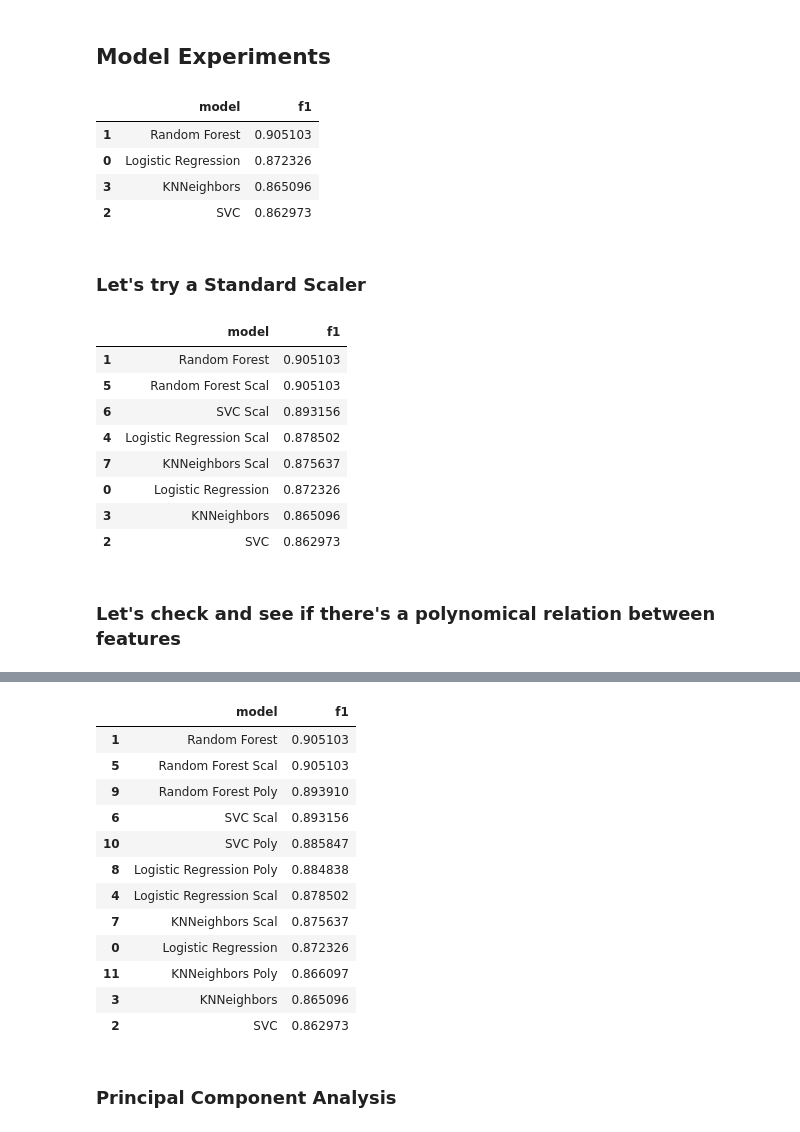
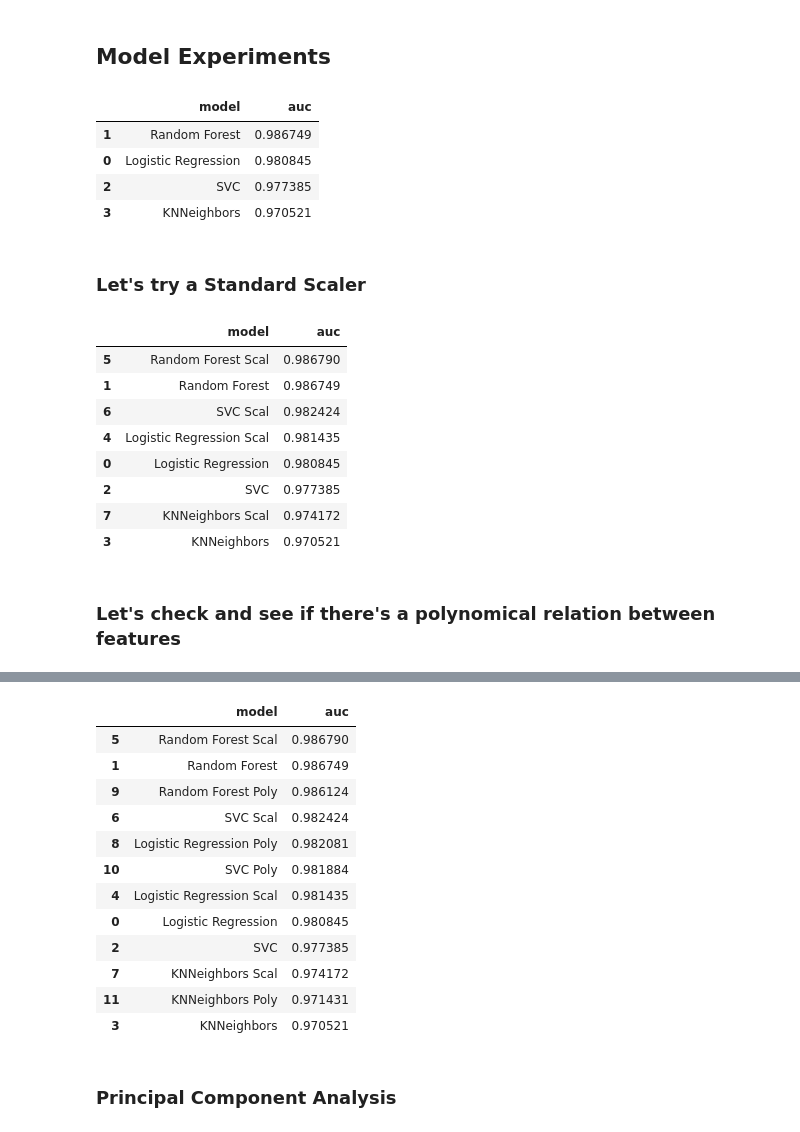
Before and after one commit to tomiambro/af_classifier, a Jupyter notebook: Models.ipynb, the cells around one changed output, grey strips where cells are left out. Cells and saved outputs as stored; diff of their text form; code cells hidden in the pictures.

```diff
--- a/Models.ipynb
+++ b/Models.ipynb
@@ -86,7 +107,7 @@ X_train, X_eval, y_train, y_eval = train_test_split(X, y, test_size=0.2, random_
 # %% [markdown]
 This are the evaluation metrics we are actually interested in.
 # %%
-res = pd.DataFrame({'model':[], 'f1':[]})
+res = pd.DataFrame({'model':[], 'auc':[]})
 # %% [markdown]
 ## Model Experiments
 # %%
@@ -102,10 +123,10 @@ scorer = make_scorer(f1_score, pos_label='AF')
 for name, model in models.items():
 
     # Model training with cross validation
-    scores = cross_val_score(model, X_train, y_train, cv=4, scoring=scorer, n_jobs=4)
+    scores = cross_val_score(model, X_train, y_train, cv=4, scoring='roc_auc', n_jobs=4)
 
     # Save the results to a dataframe
-    res = res.append({'model': f"{name}", 'f1': scores.mean()}, ignore_index=True)
+    res = res.append({'model': f"{name}", 'auc': scores.mean()}, ignore_index=True)
 
     # Experiment Tracking
     with mlflow.start_run(experiment_id=experiment_id):
@@ -114,7 +135,7 @@ for name, model in models.items():
         mlflow.log_param("lead", lead)
         mlflow.log_param("columns", list(X.columns))
         mlflow.log_param("number columns", len(list(X_train.columns)))
-        mlflow.log_metric("f1", scores.mean())
+        mlflow.log_metric("auc", scores.mean())
 
         tracking_url_type_store = urlparse(mlflow.get_tracking_uri()).scheme
 
@@ -127,13 +148,13 @@ for name, model in models.items():
 
             mlflow.sklearn.log_model(model, "model")
 # %%
-res.sort_values('f1', ascending=False)
+res.sort_values('auc', ascending=False)
 # %% [output]
-|  | model | f1 |
-| 1 | Random Forest | 0.905103 |
-| 0 | Logistic Regression | 0.872326 |
-| 3 | KNNeighbors | 0.865096 |
-| 2 | SVC | 0.862973 |
+|  | model | auc |
+| 1 | Random Forest | 0.986749 |
+| 0 | Logistic Regression | 0.980845 |
+| 2 | SVC | 0.977385 |
+| 3 | KNNeighbors | 0.970521 |
 # %% [markdown]
 ### Let's try a Standard Scaler
 # %%
@@ -142,8 +163,8 @@ xtrain_scal = scal.fit_transform(X_train)
 xeval_scal = scal.transform(X_eval)
 # %%
 for name, model in models.items():
-    scores = cross_val_score(model, xtrain_scal, y_train, cv=4, scoring=scorer, n_jobs=4)
-    res = res.append({'model': f"{name} Scal", 'f1': scores.mean()}, ignore_index=True)
+    scores = cross_val_score(model, xtrain_scal, y_train, cv=4, scoring='roc_auc', n_jobs=4)
+    res = res.append({'model': f"{name} Scal", 'auc': scores.mean()}, ignore_index=True)
 
     # Experiment Tracking
     with mlflow.start_run(experiment_id=experiment_id):
@@ -152,7 +173,7 @@ for name, model in models.items():
         mlflow.log_param("lead", lead)
         mlflow.log_param("columns", list(X.columns))
         mlflow.log_param("number columns", len(list(X_train.columns)))
-        mlflow.log_metric("f1", scores.mean())
+        mlflow.log_metric("auc", scores.mean())
 
         tracking_url_type_store = urlparse(mlflow.get_tracking_uri()).scheme
 
@@ -164,17 +185,17 @@ for name, model in models.items():
 
             mlflow.sklearn.log_model(model, "model")
 # %%
-res.sort_values('f1', ascending=False)
+res.sort_values('auc', ascending=False)
 # %% [output]
-|  | model | f1 |
-| 1 | Random Forest | 0.905103 |
-| 5 | Random Forest Scal | 0.905103 |
-| 6 | SVC Scal | 0.893156 |
-| 4 | Logistic Regression Scal | 0.878502 |
-| 7 | KNNeighbors Scal | 0.875637 |
-| 0 | Logistic Regression | 0.872326 |
-| 3 | KNNeighbors | 0.865096 |
-| 2 | SVC | 0.862973 |
+|  | model | auc |
+| 5 | Random Forest Scal | 0.986790 |
+| 1 | Random Forest | 0.986749 |
+| 6 | SVC Scal | 0.982424 |
+| 4 | Logistic Regression Scal | 0.981435 |
+| 0 | Logistic Regression | 0.980845 |
+| 2 | SVC | 0.977385 |
+| 7 | KNNeighbors Scal | 0.974172 |
+| 3 | KNNeighbors | 0.970521 |
 # %% [markdown]
 ### Let's check and see if there's a polynomical relation between features
 # %%
@@ -212,8 +233,8 @@ xtrain_poly = scal.fit_transform(xtrain_poly)
 xeval_poly = scal.transform(xeval_poly)
 # %%
 for name, model in models.items():
-    scores = cross_val_score(model, xtrain_poly, y_train, cv=4, scoring=scorer, n_jobs=5)
-    res = res.append({'model': f"{name} Poly", 'f1': scores.mean()}, ignore_index=True)
+    scores = cross_val_score(model, xtrain_poly, y_train, cv=4, scoring='roc_auc', n_jobs=5)
+    res = res.append({'model': f"{name} Poly", 'auc': scores.mean()}, ignore_index=True)
 
     # Experiment Tracking
     with mlflow.start_run(experiment_id=experiment_id):
@@ -222,7 +243,7 @@ for name, model in models.items():
         mlflow.log_param("lead", lead)
         mlflow.log_param("columns", list(X.columns))
         mlflow.log_param("number columns", len(list(X_train.columns)))
-        mlflow.log_metric("f1", scores.mean())
+        mlflow.log_metric("auc", scores.mean())
 
         tracking_url_type_store = urlparse(mlflow.get_tracking_uri()).scheme
 
@@ -234,21 +255,21 @@ for name, model in models.items():
 
             mlflow.sklearn.log_model(model, "model")
 # %%
-res.sort_values('f1', ascending=False)
+res.sort_values('auc', ascending=False)
 # %% [output]
-|  | model | f1 |
-| 1 | Random Forest | 0.905103 |
-| 5 | Random Forest Scal | 0.905103 |
-| 9 | Random Forest Poly | 0.893910 |
-| 6 | SVC Scal | 0.893156 |
-| 10 | SVC Poly | 0.885847 |
-| 8 | Logistic Regression Poly | 0.884838 |
-| 4 | Logistic Regression Scal | 0.878502 |
-| 7 | KNNeighbors Scal | 0.875637 |
-| 0 | Logistic Regression | 0.872326 |
-| 11 | KNNeighbors Poly | 0.866097 |
-| 3 | KNNeighbors | 0.865096 |
-| 2 | SVC | 0.862973 |
+|  | model | auc |
+| 5 | Random Forest Scal | 0.986790 |
+| 1 | Random Forest | 0.986749 |
+| 9 | Random Forest Poly | 0.986124 |
+| 6 | SVC Scal | 0.982424 |
+| 8 | Logistic Regression Poly | 0.982081 |
+| 10 | SVC Poly | 0.981884 |
+| 4 | Logistic Regression Scal | 0.981435 |
+| 0 | Logistic Regression | 0.980845 |
+| 2 | SVC | 0.977385 |
+| 7 | KNNeighbors Scal | 0.974172 |
+| 11 | KNNeighbors Poly | 0.971431 |
+| 3 | KNNeighbors | 0.970521 |
 # %% [markdown]
 ### Principal Component Analysis
 # %%
```
Also changed, not shown: parts of 9 cells of this notebook, 4 other files.
